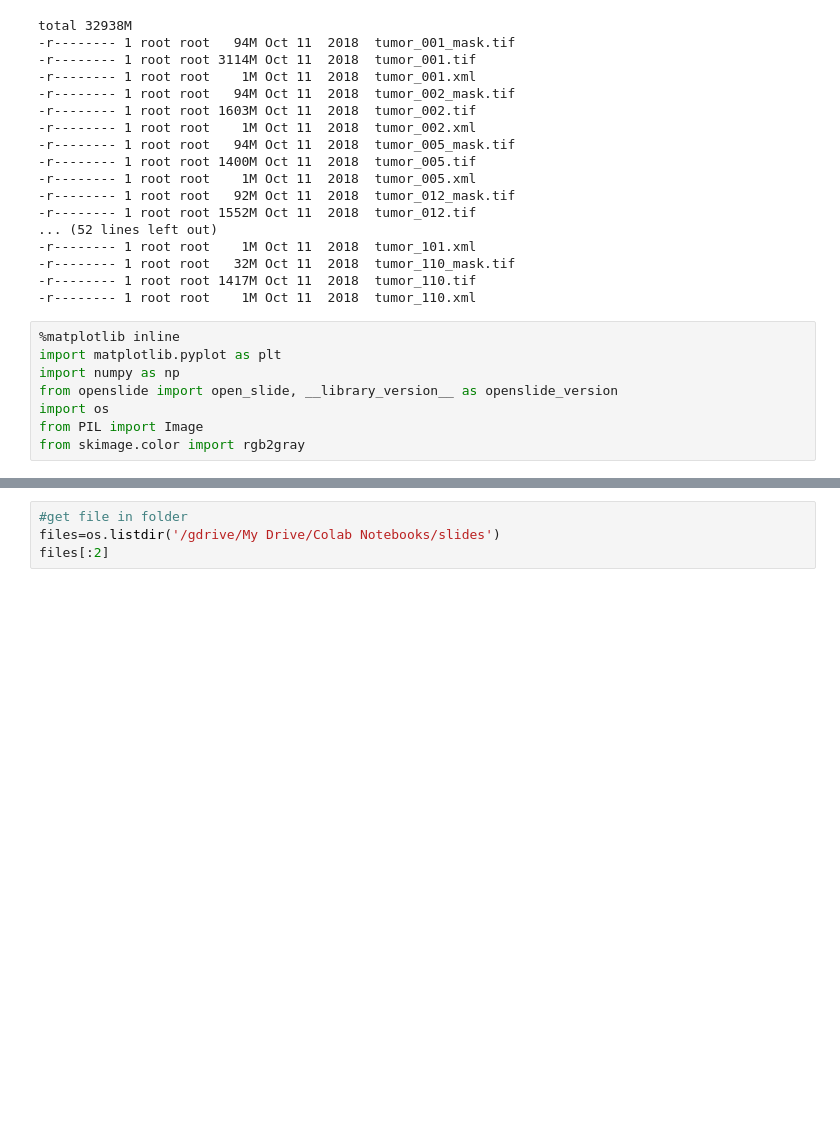
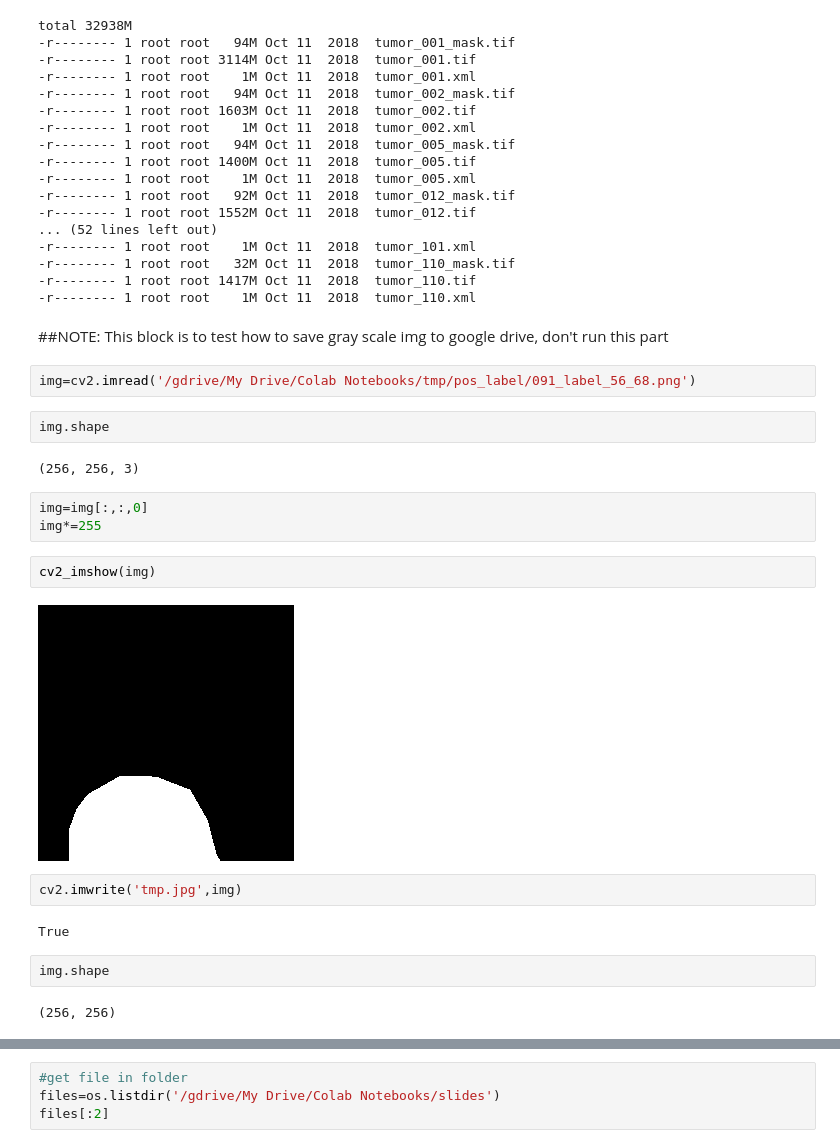
Before and after one commit to YihangDing/4995-Applied-Deep-Learning-project, a Jupyter notebook: startercode.ipynb, the cells around one changed output, grey strips where cells are left out. Saved outputs shown, nothing was run; the diff lists cells and outputs as text; blank space fills up the shorter version.

```diff
--- a/startercode.ipynb
+++ b/startercode.ipynb
@@ -86,11 +104,27 @@ total 32938M
 -r-------- 1 root root   32M Oct 11  2018  tumor_110_mask.tif
 -r-------- 1 root root 1417M Oct 11  2018  tumor_110.tif
 -r-------- 1 root root    1M Oct 11  2018  tumor_110.xml
-# %%
-%matplotlib inline
-import matplotlib.pyplot as plt
-import numpy as np
-from openslide import open_slide, __library_version__ as openslide_version
-import os
-from PIL import Image
-from skimage.color import rgb2gray
+# %% [markdown]
+##NOTE:
+This block is to test how to save gray scale img to google drive, don't run this part
+# %%
+img=cv2.imread('/gdrive/My Drive/Colab Notebooks/tmp/pos_label/091_label_56_68.png')
+# %%
+img.shape
+# %% [output]
+(256, 256, 3)
+# %%
+img=img[:,:,0]
+img*=255
+# %%
+cv2_imshow(img)
+# %% [output]
+[figure, added]
+# %%
+cv2.imwrite('tmp.jpg',img)
+# %% [output]
+True
+# %%
+img.shape
+# %% [output]
+(256, 256)
```
Also changed, not shown: parts of 45 cells of this notebook, 1 other file.
